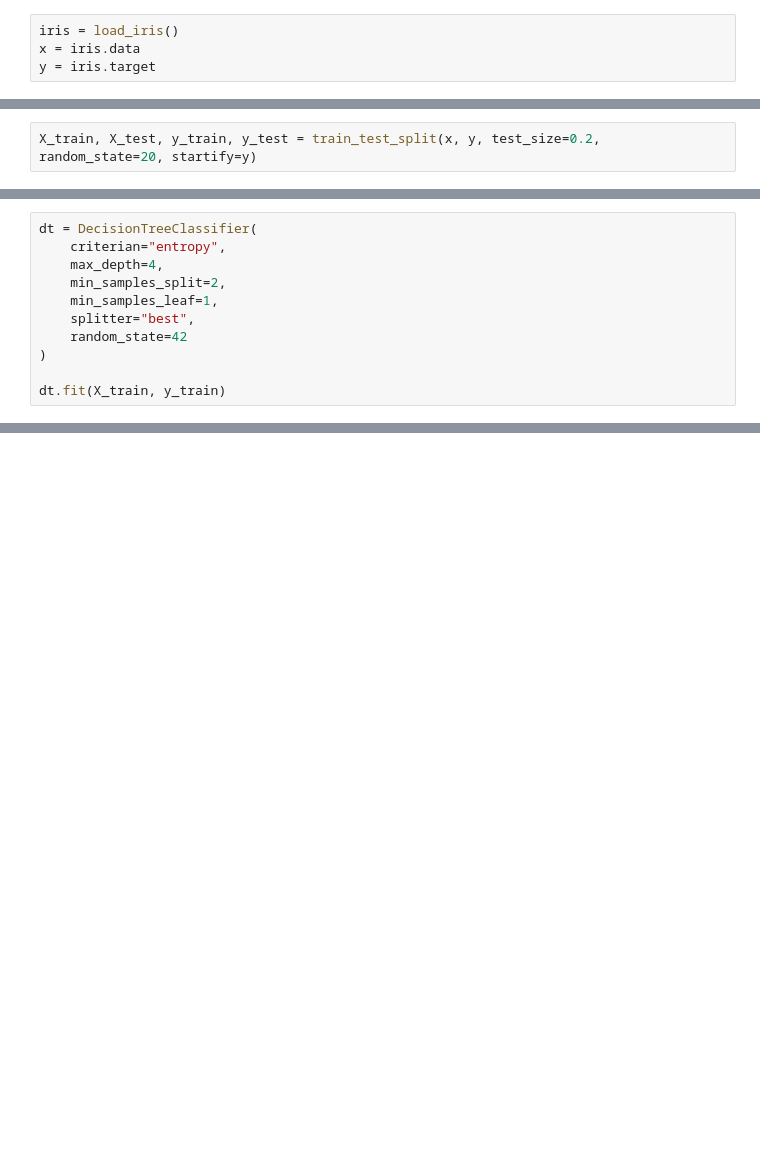
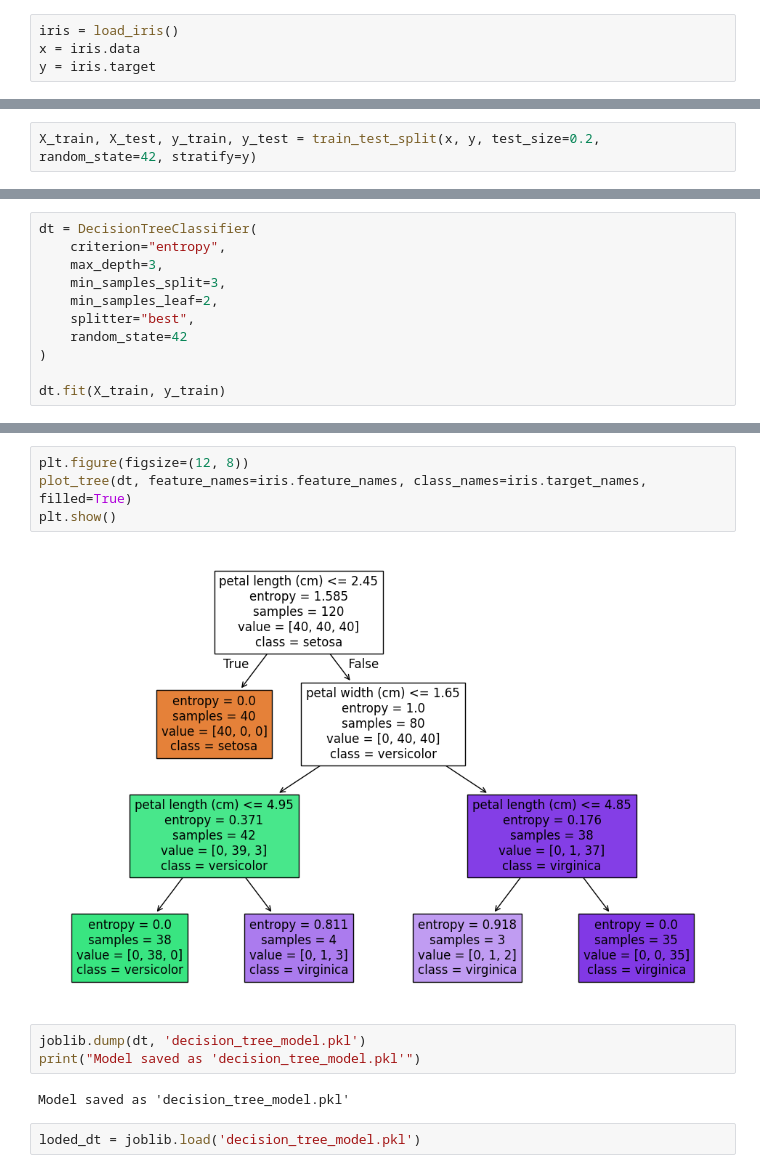
Before and after one commit to KG1234567/Machine_Learning_Practice, a Jupyter notebook: 15-07-2026/decision_tree_random_forest_classification.ipynb, the cells around one changed output, grey strips where cells are left out. Drawn from its saved outputs; the diff is of its cells as text; blank space fills up the shorter version.

```diff
--- a/15-07-2026/decision_tree_random_forest_classification.ipynb
+++ b/15-07-2026/decision_tree_random_forest_classification.ipynb
@@ -19,2 +20,2 @@ print("Target Names:", iris.target_names)
 # %%
-X_train, X_test, y_train, y_test = train_test_split(x, y, test_size=0.2, random_state=20, startify=y)
+X_train, X_test, y_train, y_test = train_test_split(x, y, test_size=0.2, random_state=42, stratify=y)
@@ -23,9 +30,9 @@ Error:
 # %%
 dt = DecisionTreeClassifier(
-    criterian="entropy",
-    max_depth=4,
-    min_samples_split=2,
-    min_samples_leaf=1,
+    criterion="entropy",
+    max_depth=3,
+    min_samples_split=3,
+    min_samples_leaf=2,
     splitter="best",
     random_state=42
 )
@@ -35,0 +101,13 @@ Error:
+# %%
+plt.figure(figsize=(12, 8))
+plot_tree(dt, feature_names=iris.feature_names, class_names=iris.target_names, filled=True)
+plt.show()
+# %% [output]
+[figure, added]
+# %%
+joblib.dump(dt, 'decision_tree_model.pkl')
+print("Model saved as 'decision_tree_model.pkl'")
+# %% [output]
+Model saved as 'decision_tree_model.pkl'
+# %%
+loded_dt = joblib.load('decision_tree_model.pkl')
```
Also changed, not shown: parts of 11 cells of this notebook, 4 other files.
